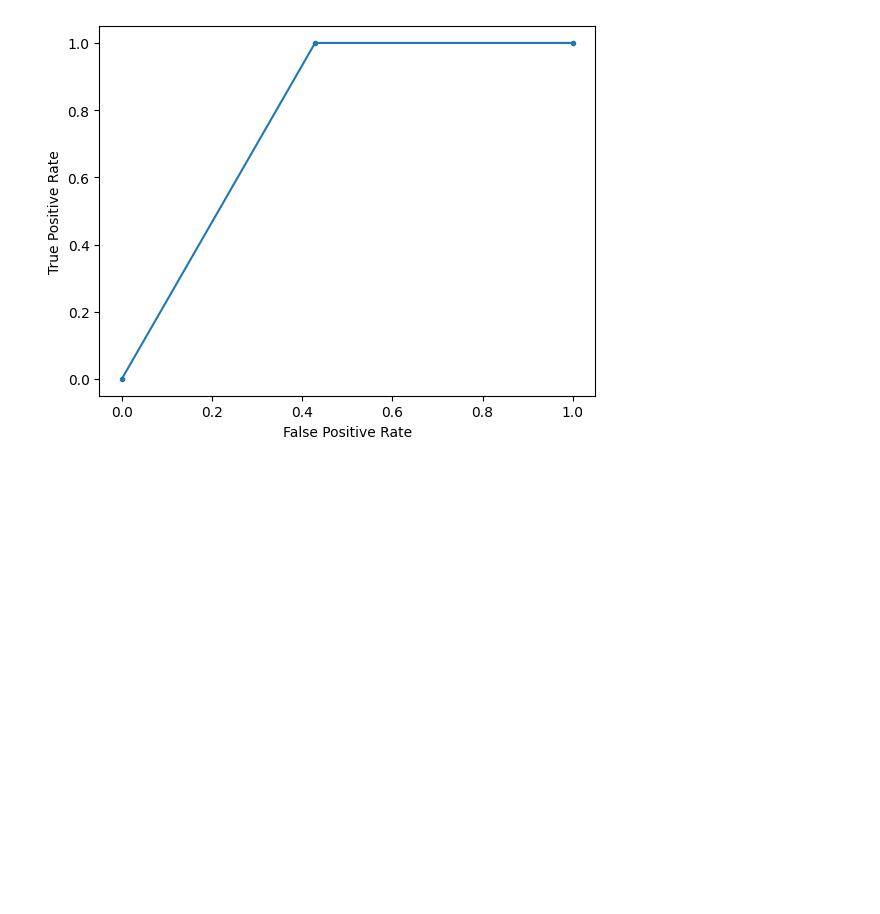
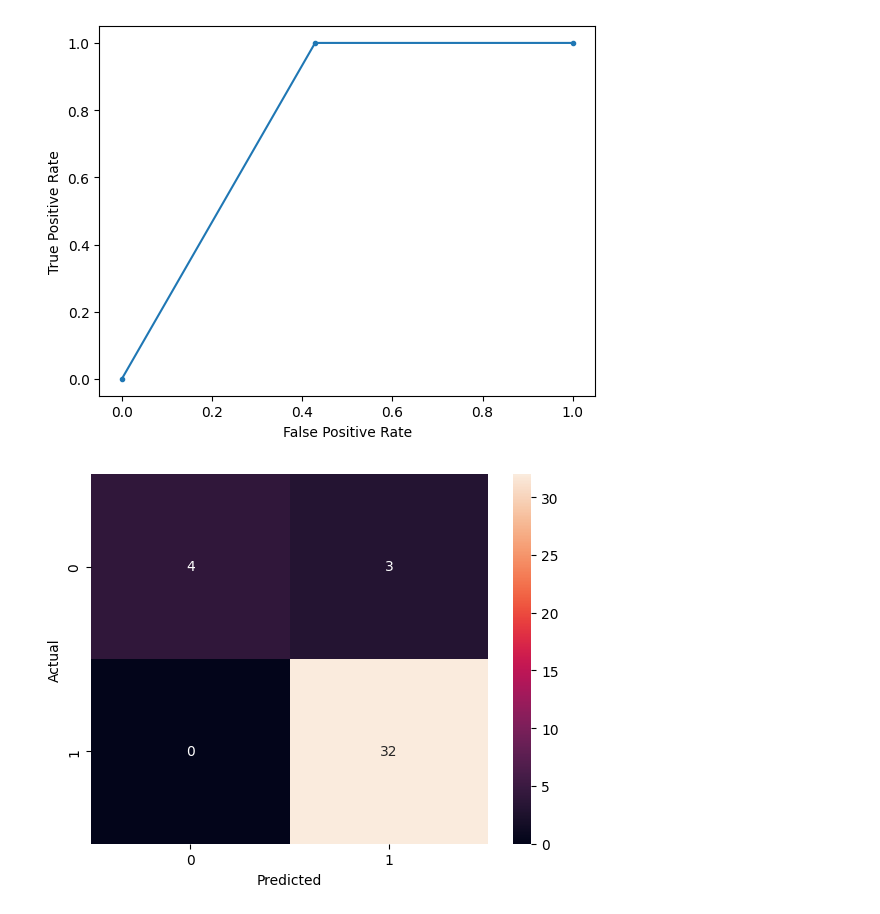
Before and after one commit to chinmaylothe/paper-ml, a Jupyter notebook: svm.ipynb, the cells around one changed output. Saved outputs shown, nothing was run; the diff lists cells and outputs as text; code cells hidden in the pictures; blank space fills up the shorter version.

```diff
--- a/svm.ipynb
+++ b/svm.ipynb
@@ -117,3 +117,12 @@ Confusion Matrix:
  [[ 4  3]
  [ 0 32]]
 [figure]
+# %%
+#heat map of confusion matrix
+import seaborn as sns
+sns.heatmap(confusion_matrix(y_test, y_pred), annot=True)
+plt.xlabel('Predicted')
+plt.ylabel('Actual')
+plt.show()
+# %% [output]
+[figure, added]
```
Also changed, not shown: 1 other file.
